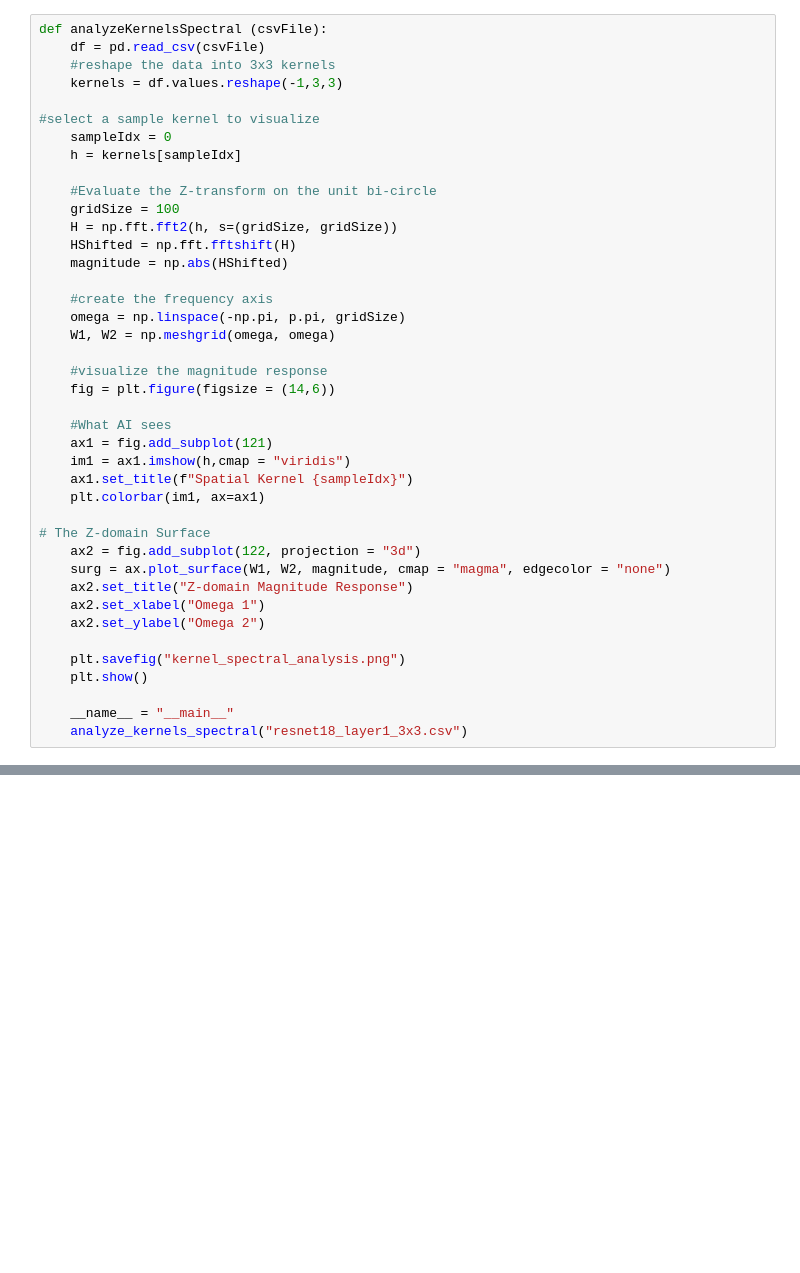
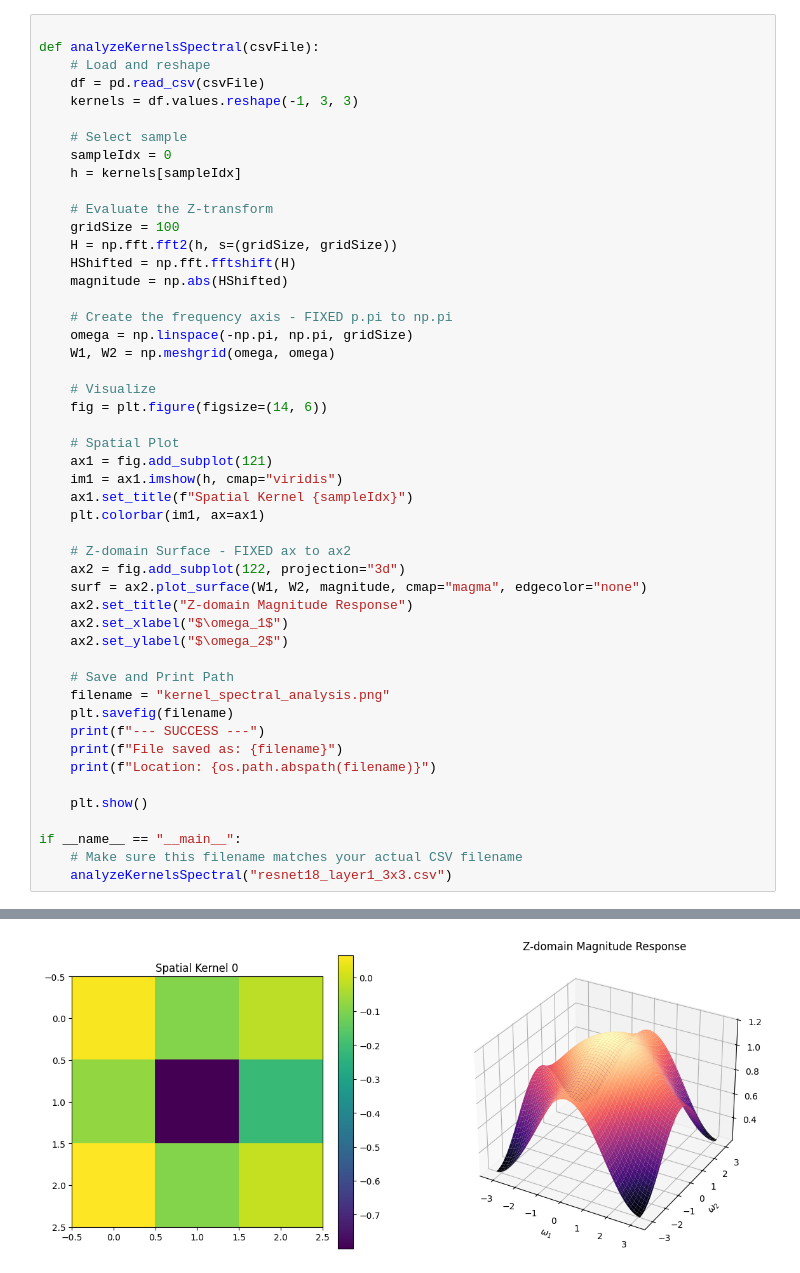
Before and after one commit to averyang1/Deterministic-Verification-of-CNN-Stability-via-the-Bivariate-Z-Transform, a Jupyter notebook: extracted_kernels/AnalyzeKernelSpectral.ipynb, the cells around one changed output, grey strips where cells are left out. Saved outputs shown, nothing was run; the diff lists cells and outputs as text; blank space fills up the shorter version.

```diff
--- a/extracted_kernels/AnalyzeKernelSpectral.ipynb
+++ b/extracted_kernels/AnalyzeKernelSpectral.ipynb
@@ -5,41 +6,50 @@ import pandas as pd
 # %%
-def analyzeKernelsSpectral (csvFile):
+
+def analyzeKernelsSpectral(csvFile):
+    # Load and reshape
     df = pd.read_csv(csvFile)
-    #reshape the data into 3x3 kernels
-    kernels = df.values.reshape(-1,3,3)
+    kernels = df.values.reshape(-1, 3, 3)
 
-#select a sample kernel to visualize
+    # Select sample
     sampleIdx = 0
     h = kernels[sampleIdx]
 
-    #Evaluate the Z-transform on the unit bi-circle
+    # Evaluate the Z-transform
     gridSize = 100
     H = np.fft.fft2(h, s=(gridSize, gridSize))
     HShifted = np.fft.fftshift(H)
     magnitude = np.abs(HShifted)
 
-    #create the frequency axis
-    omega = np.linspace(-np.pi, p.pi, gridSize)
+    # Create the frequency axis - FIXED p.pi to np.pi
+    omega = np.linspace(-np.pi, np.pi, gridSize)
     W1, W2 = np.meshgrid(omega, omega)
 
-    #visualize the magnitude response
-    fig = plt.figure(figsize = (14,6))
+    # Visualize
+    fig = plt.figure(figsize=(14, 6))
 
-    #What AI sees
+    # Spatial Plot
     ax1 = fig.add_subplot(121)
-    im1 = ax1.imshow(h,cmap = "viridis")
+    im1 = ax1.imshow(h, cmap="viridis")
     ax1.set_title(f"Spatial Kernel {sampleIdx}")
     plt.colorbar(im1, ax=ax1)
 
-# The Z-domain Surface
-    ax2 = fig.add_subplot(122, projection = "3d")
-    surg = ax.plot_surface(W1, W2, magnitude, cmap = "magma", edgecolor = "none")
+    # Z-domain Surface - FIXED ax to ax2
+    ax2 = fig.add_subplot(122, projection="3d")
+    surf = ax2.plot_surface(W1, W2, magnitude, cmap="magma", edgecolor="none")
     ax2.set_title("Z-domain Magnitude Response")
-    ax2.set_xlabel("Omega 1")
-    ax2.set_ylabel("Omega 2")
+    ax2.set_xlabel("$\omega_1$")
+    ax2.set_ylabel("$\omega_2$")
 
-    plt.savefig("kernel_spectral_analysis.png")
+    # Save and Print Path
+    filename = "kernel_spectral_analysis.png"
+    plt.savefig(filename)
+    print(f"--- SUCCESS ---")
+    print(f"File saved as: {filename}")
+    print(f"Location: {os.path.abspath(filename)}")
+
     plt.show()
 
-    __name__ = "__main__"
-    analyze_kernels_spectral("resnet18_layer1_3x3.csv")
+if __name__ == "__main__":
+    # Make sure this filename matches your actual CSV filename
+    analyzeKernelsSpectral("resnet18_layer1_3x3.csv")
+# %% [output]
@@ -45,0 +59 @@ def analyzeKernelsSpectral (csvFile):
+[figure, added]
```
Also changed, not shown: parts of 2 cells of this notebook, 4 other files.
